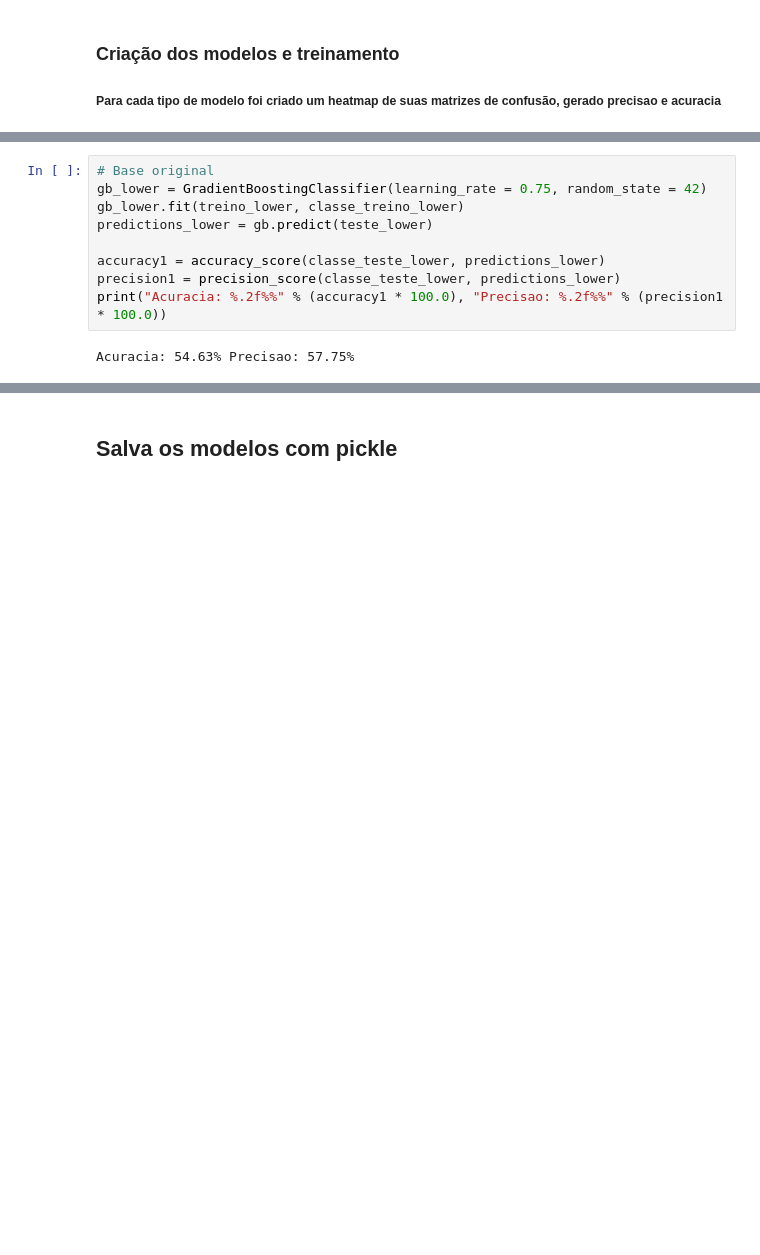
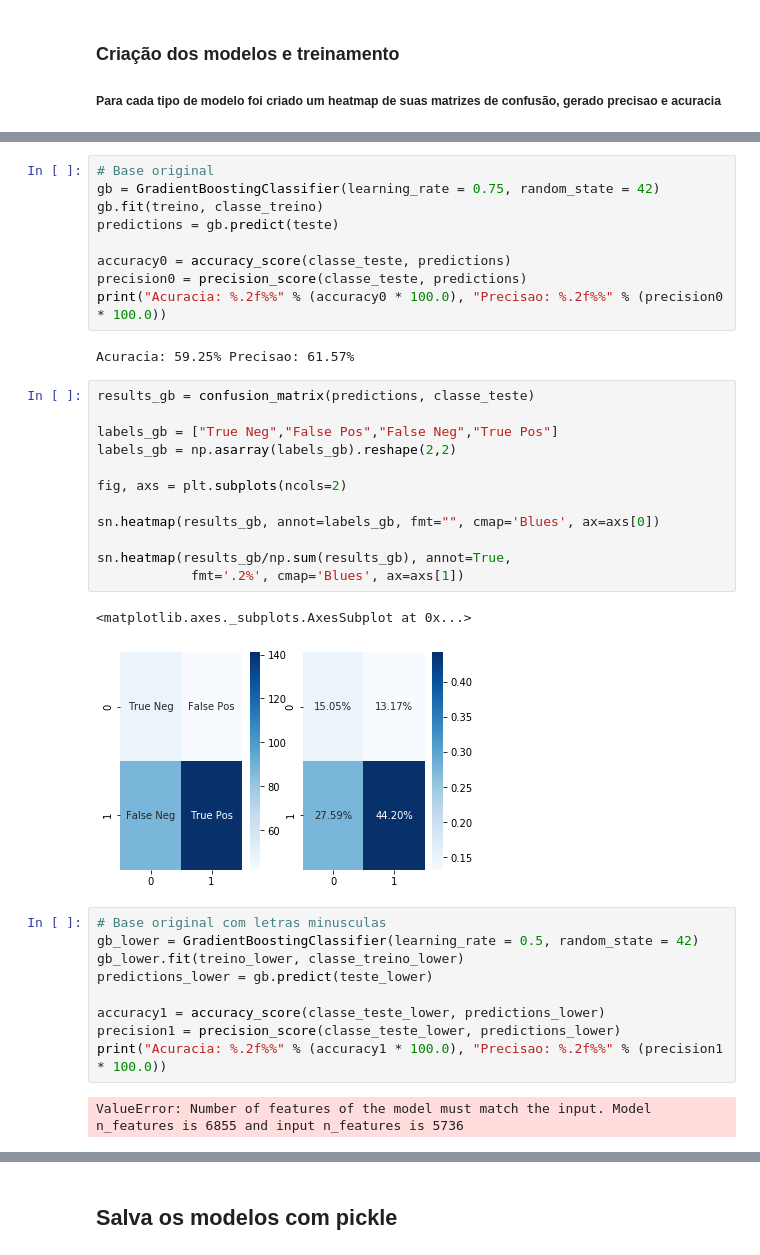
Before and after one commit to calitaz/comments_analyse_tcc, a Jupyter notebook: generate_results_model_training.ipynb, the cells around one changed output, grey strips where cells are left out. Cells and saved outputs as stored; diff of their text form; blank space fills up the shorter version.

```diff
--- a/generate_results_model_training.ipynb
+++ b/generate_results_model_training.ipynb
@@ -619,6 +730,32 @@ Accuracy score (validation): 0.546
+# %%
+# Base original
+gb = GradientBoostingClassifier(learning_rate = 0.75, random_state = 42)
+gb.fit(treino, classe_treino)
+predictions = gb.predict(teste)
+
+accuracy0 = accuracy_score(classe_teste, predictions)
+precision0 = precision_score(classe_teste, predictions)
+print("Acuracia: %.2f%%" % (accuracy0 * 100.0), "Precisao: %.2f%%" % (precision0 * 100.0))
+# %% [output]
+Acuracia: 59.25% Precisao: 61.57%
+# %%
+results_gb = confusion_matrix(predictions, classe_teste)
+
+labels_gb = ["True Neg","False Pos","False Neg","True Pos"]
+labels_gb = np.asarray(labels_gb).reshape(2,2)
+
+fig, axs = plt.subplots(ncols=2)
+
+sn.heatmap(results_gb, annot=labels_gb, fmt="", cmap='Blues', ax=axs[0])
+
+sn.heatmap(results_gb/np.sum(results_gb), annot=True,
+            fmt='.2%', cmap='Blues', ax=axs[1])
+# %% [output]
+<matplotlib.axes._subplots.AxesSubplot at 0x...>
+[figure, added]
 # %%
-# Base original
-gb_lower = GradientBoostingClassifier(learning_rate = 0.75, random_state = 42)
+# Base original com letras minusculas
+gb_lower = GradientBoostingClassifier(learning_rate = 0.5, random_state = 42)
 gb_lower.fit(treino_lower, classe_treino_lower)
 predictions_lower = gb.predict(teste_lower)
 
@@ -626,7 +763,7 @@ accuracy1 = accuracy_score(classe_teste_lower, predictions_lower)
 precision1 = precision_score(classe_teste_lower, predictions_lower)
 print("Acuracia: %.2f%%" % (accuracy1 * 100.0), "Precisao: %.2f%%" % (precision1 * 100.0))
 # %% [output]
-Acuracia: 54.63% Precisao: 57.75%
+ValueError: Number of features of the model must match the input. Model n_features is 6855 and input n_features is 5736
 # %%
 results_gb_lower = confusion_matrix(predictions_lower, classe_teste_lower)
 
```
Also changed, not shown: parts of 49 cells of this notebook, 4 other files.
